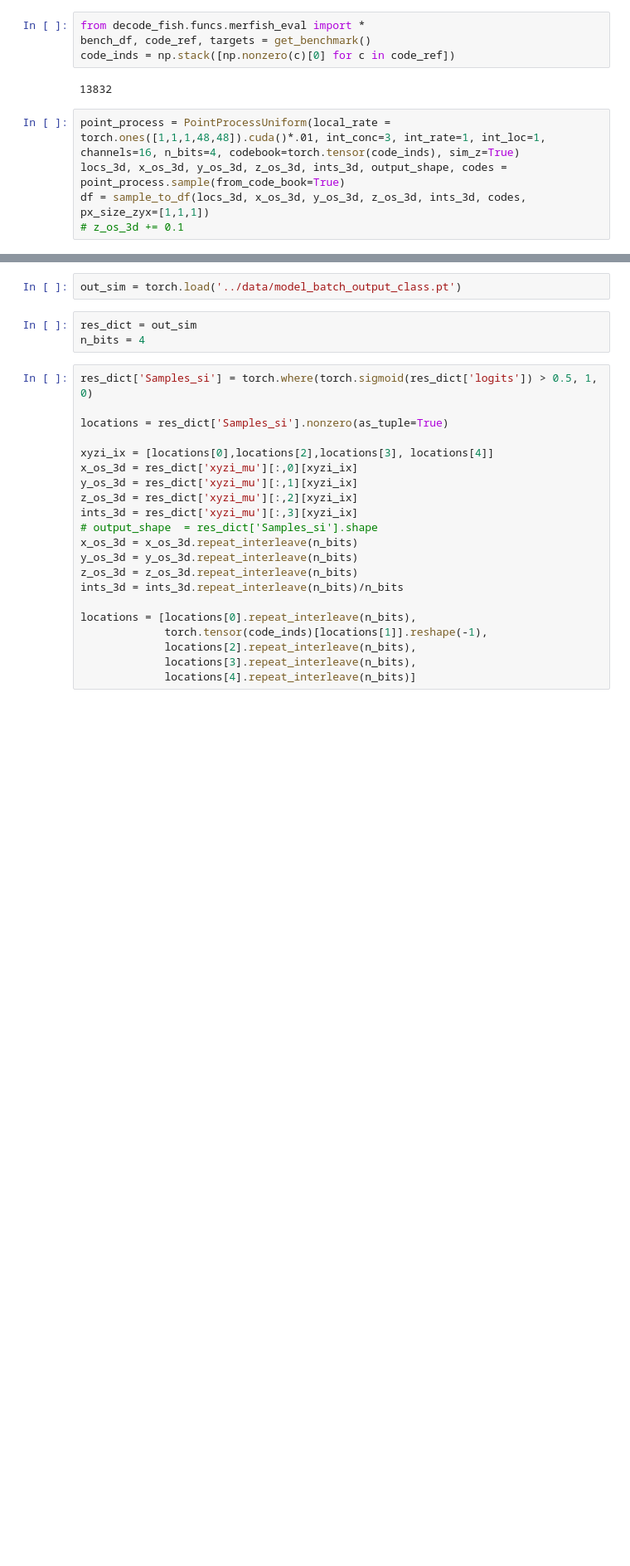
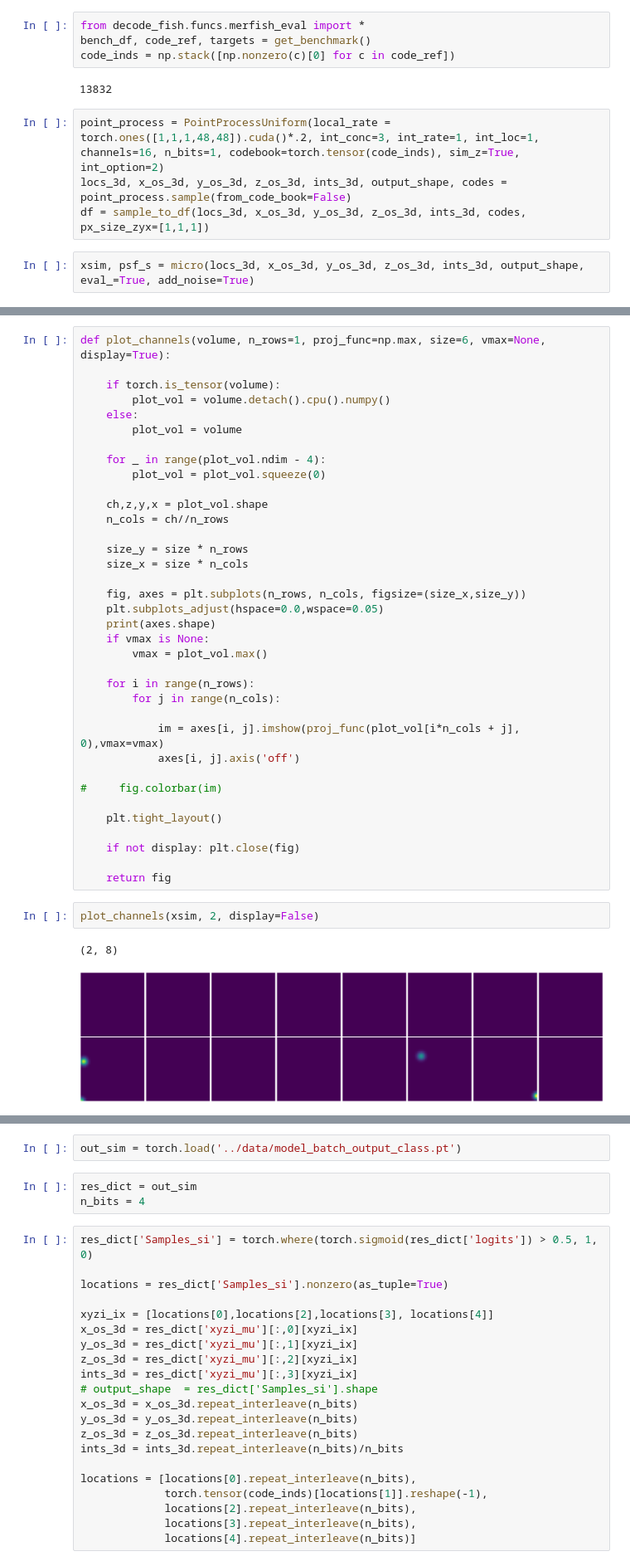
Before and after one commit to TuragaLab/decode_fish, a Jupyter notebook: nbs/02_microscope.ipynb, the cells around one changed output, grey strips where cells are left out. Shown: that part at 83% size. Cells and saved outputs as stored; diff of their text form; blank space fills up the shorter version.

```diff
--- a/nbs/02_microscope.ipynb
+++ b/nbs/02_microscope.ipynb
@@ -260,7 +271,8 @@ code_inds = np.stack([np.nonzero(c)[0] for c in code_ref])
 # %% [output]
 13832
 # %%
-point_process = PointProcessUniform(local_rate = torch.ones([1,1,1,48,48]).cuda()*.01, int_conc=3, int_rate=1, int_loc=1, channels=16, n_bits=4, codebook=torch.tensor(code_inds), sim_z=True)
-locs_3d, x_os_3d, y_os_3d, z_os_3d, ints_3d, output_shape, codes = point_process.sample(from_code_book=True)
+point_process = PointProcessUniform(local_rate = torch.ones([1,1,1,48,48]).cuda()*.2, int_conc=3, int_rate=1, int_loc=1, channels=16, n_bits=1, codebook=torch.tensor(code_inds), sim_z=True, int_option=2)
+locs_3d, x_os_3d, y_os_3d, z_os_3d, ints_3d, output_shape, codes = point_process.sample(from_code_book=False)
 df = sample_to_df(locs_3d, x_os_3d, y_os_3d, z_os_3d, ints_3d, codes, px_size_zyx=[1,1,1])
-# z_os_3d += 0.1
+# %%
+xsim, psf_s = micro(locs_3d, x_os_3d, y_os_3d, z_os_3d, ints_3d, output_shape, eval_=True, add_noise=True)
@@ -266,0 +281,41 @@ df = sample_to_df(locs_3d, x_os_3d, y_os_3d, z_os_3d, ints_3d, codes, px_size_zy
+# %%
+def plot_channels(volume, n_rows=1, proj_func=np.max, size=6, vmax=None, display=True):
+
+    if torch.is_tensor(volume):
+        plot_vol = volume.detach().cpu().numpy()
+    else:
+        plot_vol = volume
+
+    for _ in range(plot_vol.ndim - 4):
+        plot_vol = plot_vol.squeeze(0)
+
+    ch,z,y,x = plot_vol.shape
+    n_cols = ch//n_rows
+
+    size_y = size * n_rows
+    size_x = size * n_cols
+
+    fig, axes = plt.subplots(n_rows, n_cols, figsize=(size_x,size_y))
+    plt.subplots_adjust(hspace=0.0,wspace=0.05)
+    print(axes.shape)
+    if vmax is None:
+        vmax = plot_vol.max()
+
+    for i in range(n_rows):
+        for j in range(n_cols):
+
+            im = axes[i, j].imshow(proj_func(plot_vol[i*n_cols + j], 0),vmax=vmax)
+            axes[i, j].axis('off')
+
+#     fig.colorbar(im)
+
+    plt.tight_layout()
+
+    if not display: plt.close(fig)
+
+    return fig
+# %%
+plot_channels(xsim, 2, display=False)
+# %% [output]
+(2, 8)
+[figure, added]
```
Also changed, not shown: parts of 12 cells of this notebook, 17 other files.
